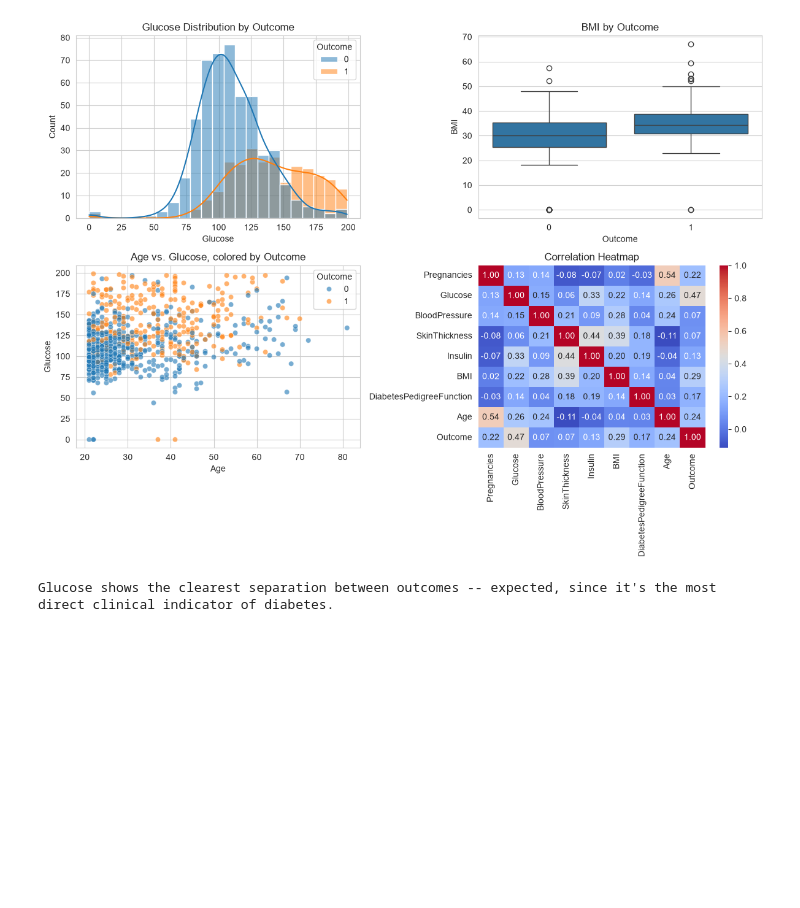
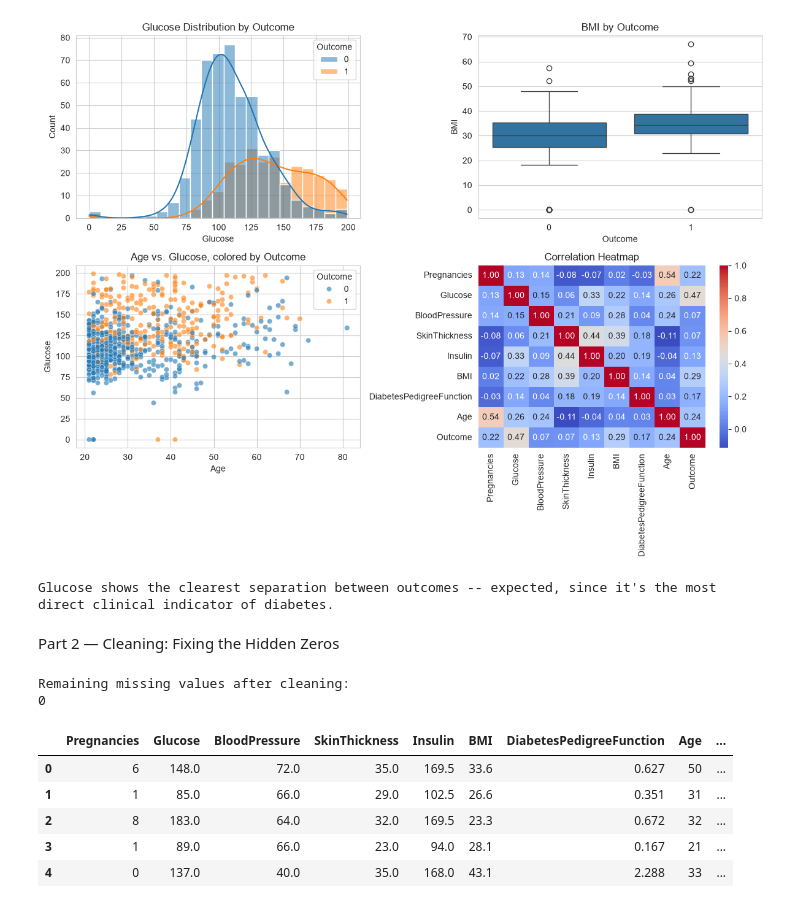
Before and after one commit to santoshkhadka615-syp/AI-ML-Internship, a Jupyter notebook: week 6 diabetes classification/diabetes classification.ipynb, the cells around one changed output. Saved outputs shown, nothing was run; the diff lists cells and outputs as text; code cells hidden in the pictures; blank space fills up the shorter version.

Commit message:
Update diabetes classification.ipynb
fixing the hidden zeros

```diff
--- a/week 6 diabetes classification/diabetes classification.ipynb
+++ b/week 6 diabetes classification/diabetes classification.ipynb
@@ -116,3 +116,27 @@ print("direct clinical indicator of diabetes.")
 [figure]
 Glucose shows the clearest separation between outcomes -- expected, since it's the most
 direct clinical indicator of diabetes.
+# %% [markdown]
+Part 2 — Cleaning: Fixing the Hidden Zeros
+# %%
+df_clean = df.copy()
+
+for col in cols_with_invalid_zero:
+    df_clean[col] = df_clean[col].replace(0, np.nan)
+
+# Impute per-class median so the imputation doesn't blur the signal between classes
+for col in cols_with_invalid_zero:
+    df_clean[col] = df_clean.groupby("Outcome")[col].transform(lambda x: x.fillna(x.median()))
+
+print("Remaining missing values after cleaning:")
+print(df_clean.isnull().sum().sum())
+df_clean.head()
+# %% [output]
+Remaining missing values after cleaning:
+0
+|  | Pregnancies | Glucose | BloodPressure | SkinThickness | Insulin | BMI | DiabetesPedigreeFunction | Age | ... |
+| 0 | 6 | 148.0 | 72.0 | 35.0 | 169.5 | 33.6 | 0.627 | 50 | ... |
+| 1 | 1 | 85.0 | 66.0 | 29.0 | 102.5 | 26.6 | 0.351 | 31 | ... |
+| 2 | 8 | 183.0 | 64.0 | 32.0 | 169.5 | 23.3 | 0.672 | 32 | ... |
+| 3 | 1 | 89.0 | 66.0 | 23.0 | 94.0 | 28.1 | 0.167 | 21 | ... |
+| 4 | 0 | 137.0 | 40.0 | 35.0 | 168.0 | 43.1 | 2.288 | 33 | ... |
```
